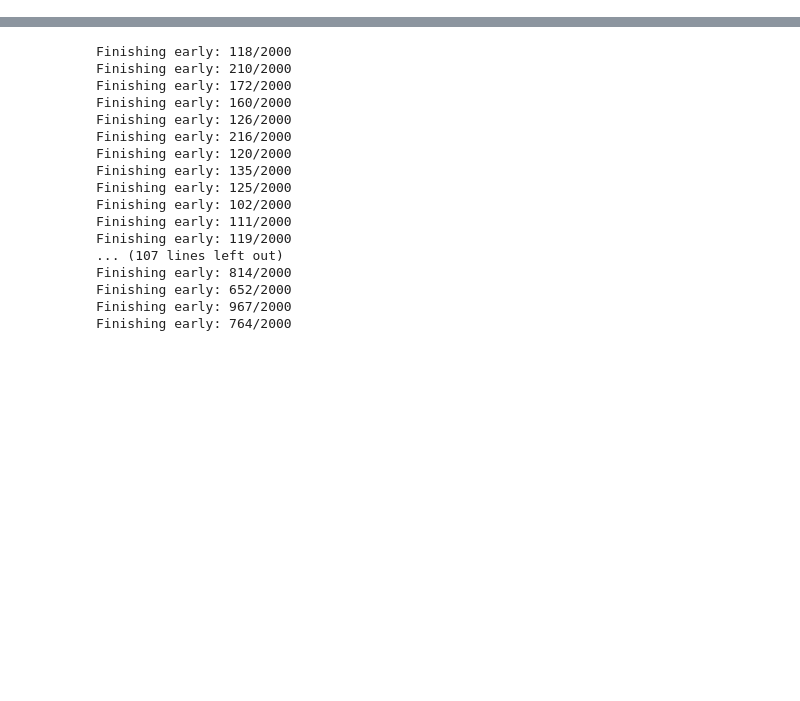
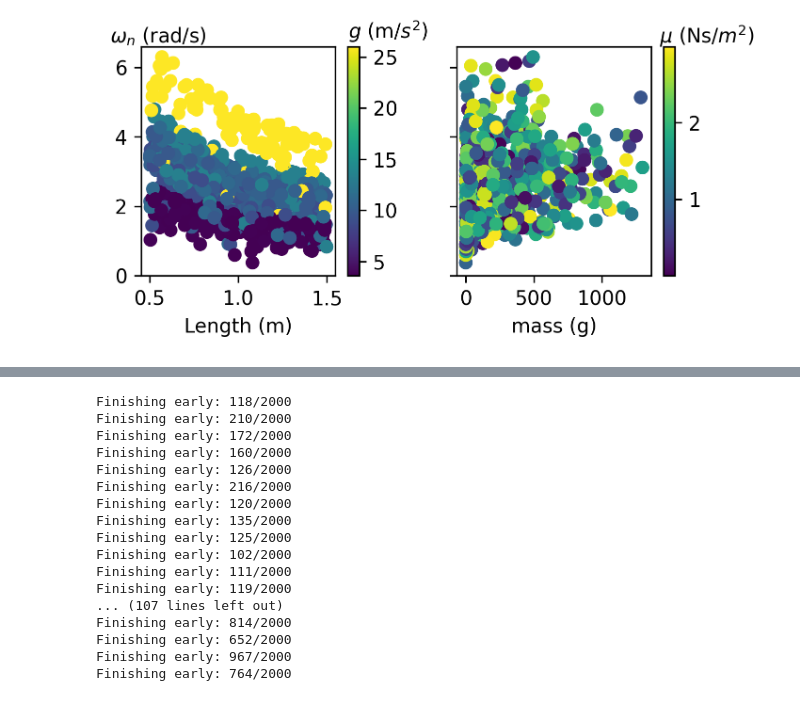
Before and after one commit to mcleantom/TransferLearningCFD, a Jupyter notebook: transfer_learning_for_marine_hydrodynamics.ipynb, the cells around one changed output, grey strips where cells are left out. Drawn from its saved outputs; the diff is of its cells as text; code cells hidden in the pictures; blank space fills up the shorter version.

```diff
--- a/transfer_learning_for_marine_hydrodynamics.ipynb
+++ b/transfer_learning_for_marine_hydrodynamics.ipynb
@@ -38,3 +39,17 @@ mass = 0.524*sg*rho*d**3
 
 # run
 omega = simulate(sg,l,g,theta0,d,rho,mu)
+# %%
+fig, ax = plt.subplots(1,2,sharey=True)
+scatter0 = ax[0].scatter(l,omega,c=g)
+fig.colorbar(scatter0, ax=ax[0]).set_label('$g$ (m/$s^2$)',rotation=0,y=1.12,labelpad=-5)
+ax[0].set_ylabel(r'$\omega_n$ (rad/s)',rotation=0,labelpad=-22,y=1); ax[0].set_ylim(0,)
+ax[0].set_xlabel('Length (m)')
+
+scatter1 = ax[1].scatter(1000*mass,omega,c=mu)
+fig.colorbar(scatter1, ax=ax[1]).set_label('$\mu$ (Ns/$m^2$)',rotation=0,y=1.1,labelpad=3)
+ax[1].set_xlabel("mass (g)")
+plt.tight_layout()
+plt.savefig('pendulum_bad_scaling.png')
+# %% [output]
+[figure, added]
```
Also changed, not shown: parts of 11 cells of this notebook, 6 other files.
